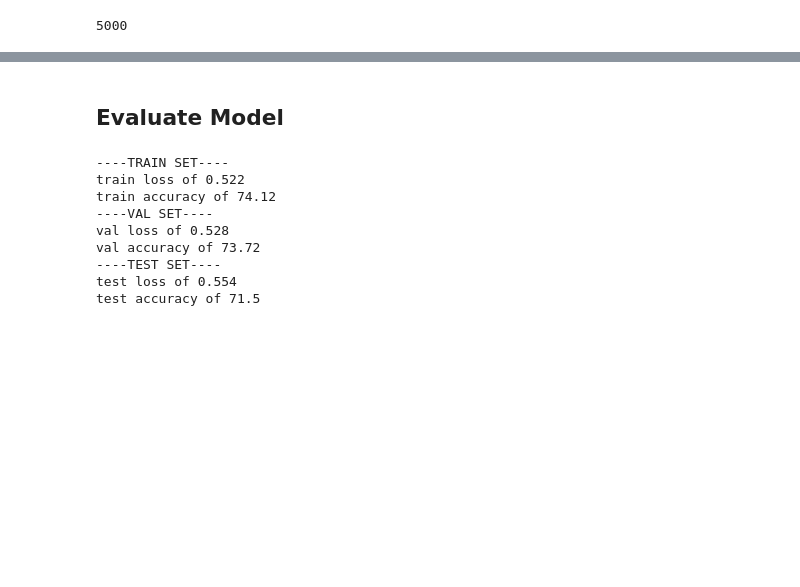
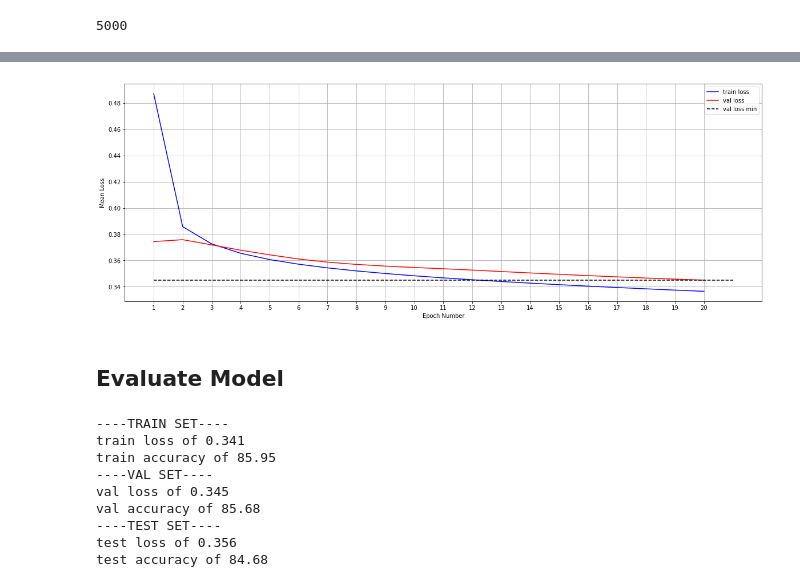
Before and after one commit to skanderbenmansour/nlp_study_group, a Jupyter notebook: tyler/movie_dataset_glove_wv.ipynb, the cells around one changed output, grey strips where cells are left out. Drawn from its saved outputs; the diff is of its cells as text; code cells hidden in the pictures; blank space fills up the shorter version.

```diff
--- a/tyler/movie_dataset_glove_wv.ipynb
+++ b/tyler/movie_dataset_glove_wv.ipynb
@@ -133,14 +133,17 @@ def make_input(sentence, word2idx):
     return vec.view(1, -1)
 # %%
 def make_padded_input(sentence, word2idx):
-    vec = np.zeros((50,300))
+    max_len = 500
+    vec = np.zeros((max_len,300))
     vec_idx = 0
+    vec = []
     for word in sentence:
-        if vec_idx < 50:
+        if vec_idx < max_len:
             if word in glove:
-                vec[vec_idx] = glove[word]
+                #vec[vec_idx] = glove[word]
+                vec.append(glove[word])
                 vec_idx += 1
-
+    vec = np.vstack(vec)
     vec = vec.mean(axis=0)
     ten = torch.tensor(vec,dtype=torch.float)
 
@@ -224,7 +227,7 @@ for epoch in range(num_epochs):
 
     mean_train_loss = np.mean(train_loss)
     val_loss = []
-    for sentence, label in val_data[:5000]:
+    for sentence, label in val_data:
         model.eval()
 
         vec = make_padded_input(sentence, word2idx)
@@ -270,3 +273,30 @@ Epoch 20/20: train loss of 0.496, val loss of 0.528
+# %%
+loss_array = np.array(loss_history)
+train_loss = loss_array[:,0]
+val_loss = loss_array[:,1]
+
+x = np.arange(1,loss_array.shape[0]+1)
+y = train_loss
+plt.plot(x,y,c='blue',label='train loss')
+
+x = np.arange(1,loss_array.shape[0]+1)
+y = val_loss
+plt.plot(x,y,c='red',label='val loss')
+
+x0 = np.array([1,loss_array.shape[0]+1])
+y0 = np.array([val_loss_min,val_loss_min])
+plt.plot(x0,y0,c='black',label='val loss min',linestyle='--')
+
+plt.grid(which='both')
+plt.legend()
+fig,ax = plt.gcf(),plt.gca()
+ax.set_xticks(x)
+ax.set_xlabel('Epoch Number')
+ax.set_ylabel('Mean Loss')
+
+fig.set_size_inches(20,7)
+# %% [output]
+[figure, added]
 # %% [markdown]
 ## Evaluate Model
 # %%
@@ -302,11 +332,11 @@ for name,data in zip(names,data_list):
     print(f'{name} accuracy of {round(num_correct*100/len(data),2)}')
 # %% [output]
 ----TRAIN SET----
-train loss of 0.522
-train accuracy of 74.12
+train loss of 0.341
+train accuracy of 85.95
 ----VAL SET----
-val loss of 0.528
-val accuracy of 73.72
+val loss of 0.345
+val accuracy of 85.68
 ----TEST SET----
-test loss of 0.554
-test accuracy of 71.5
+test loss of 0.356
+test accuracy of 84.68
```
Also changed, not shown: parts of 2 cells of this notebook.
